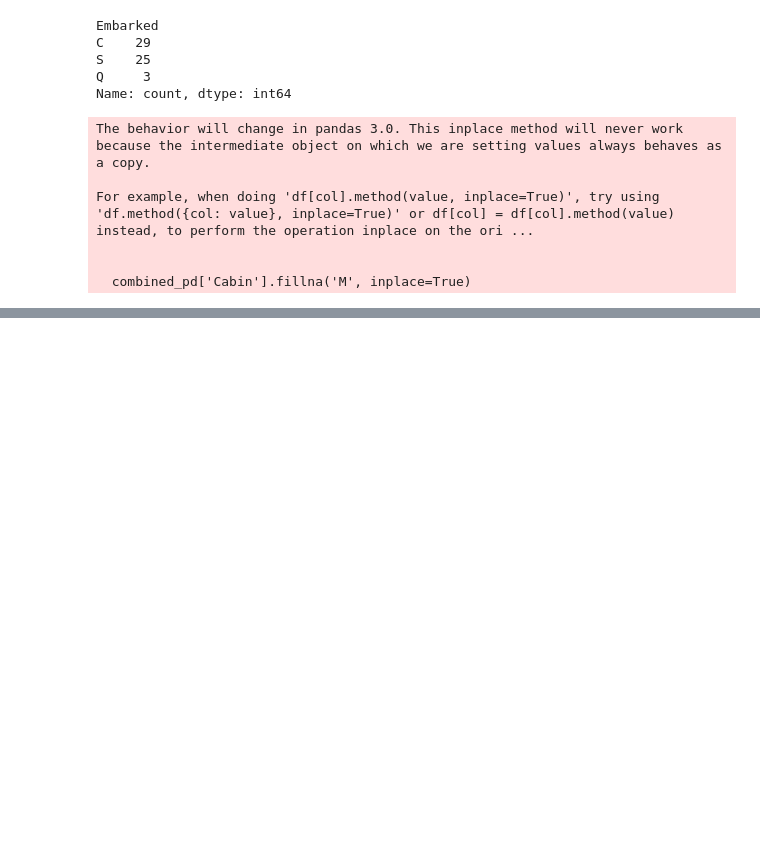
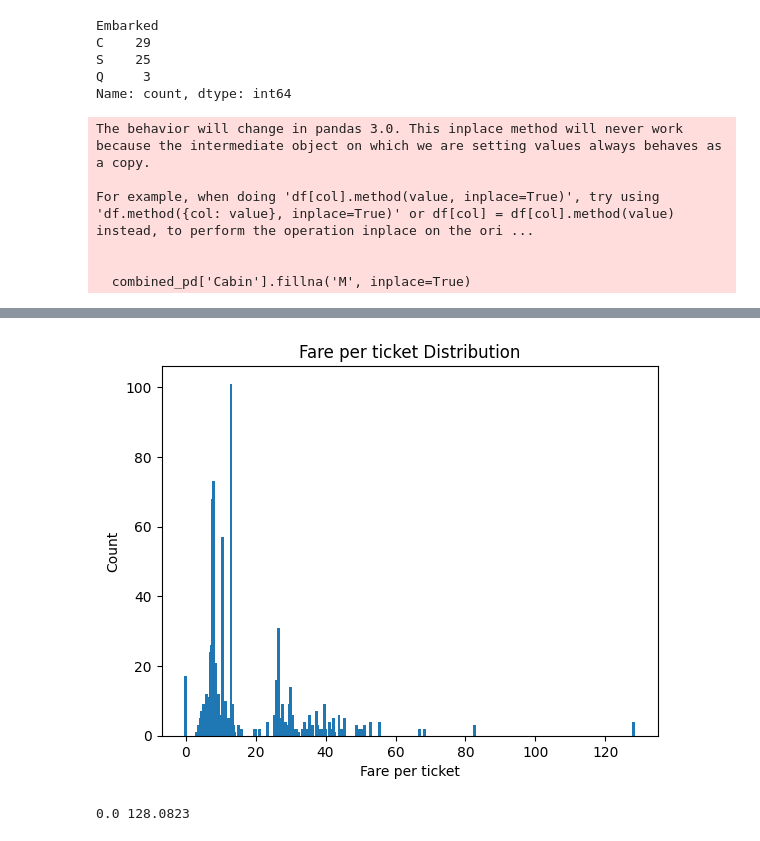
Before and after one commit to Briqz23/titanic-dataset-ML, a Jupyter notebook: classification.ipynb, the cells around one changed output, grey strips where cells are left out. Drawn from its saved outputs; the diff is of its cells as text; code cells hidden in the pictures; blank space fills up the shorter version.

```diff
--- a/classification.ipynb
+++ b/classification.ipynb
@@ -251,0 +315,4 @@ print(combined_pd.isnull().sum())
+# %%
+#changing it all to numeric so I can use it in the model
+combined_pd['Age'] = pd.to_numeric(combined_pd['Age'], errors='coerce')
+combined_pd['Age'].fillna(combined_pd['Age'].median(), inplace=True)
@@ -251,0 +323,8 @@ print(combined_pd.isnull().sum())
+# %%
+#binning the ages
+
+bins = np.array([0, 10, 20, 30, 40, 50, 60, 70, 80])
+
+combined_pd['Age_Bin'] = pd.cut(combined_pd['Age'], bins)
+
+display(combined_pd['Age_Bin'].value_counts())
@@ -251,0 +342,9 @@ print(combined_pd.isnull().sum())
+# %%
+#creating a tkt_count column that says how many times a ticket from ticket column appears in the dataset
+
+ticket_dict = combined_pd['Ticket'].value_counts().to_dict()
+ticket_dict
+
+combined_pd['tkt_count'] = combined_pd['Ticket'].map(ticket_dict)
+
+display(combined_pd)
@@ -251,0 +365,11 @@ print(combined_pd.isnull().sum())
+# %%
+combined_pd['Fare_per_ticket'] = combined_pd['Fare'] / combined_pd['tkt_count']
+
+plt.bar(combined_pd['Fare_per_ticket'].value_counts().index.values, combined_pd['Fare_per_ticket'].value_counts())
+plt.title('Fare per ticket Distribution'), plt.xlabel('Fare per ticket'), plt.ylabel('Count')
+plt.show()
+
+print(combined_pd['Fare_per_ticket'].min(), combined_pd['Fare_per_ticket'].max())
+# %% [output]
+[figure, added]
+0.0 128.0823
```
Also changed, not shown: parts of 13 cells of this notebook.
